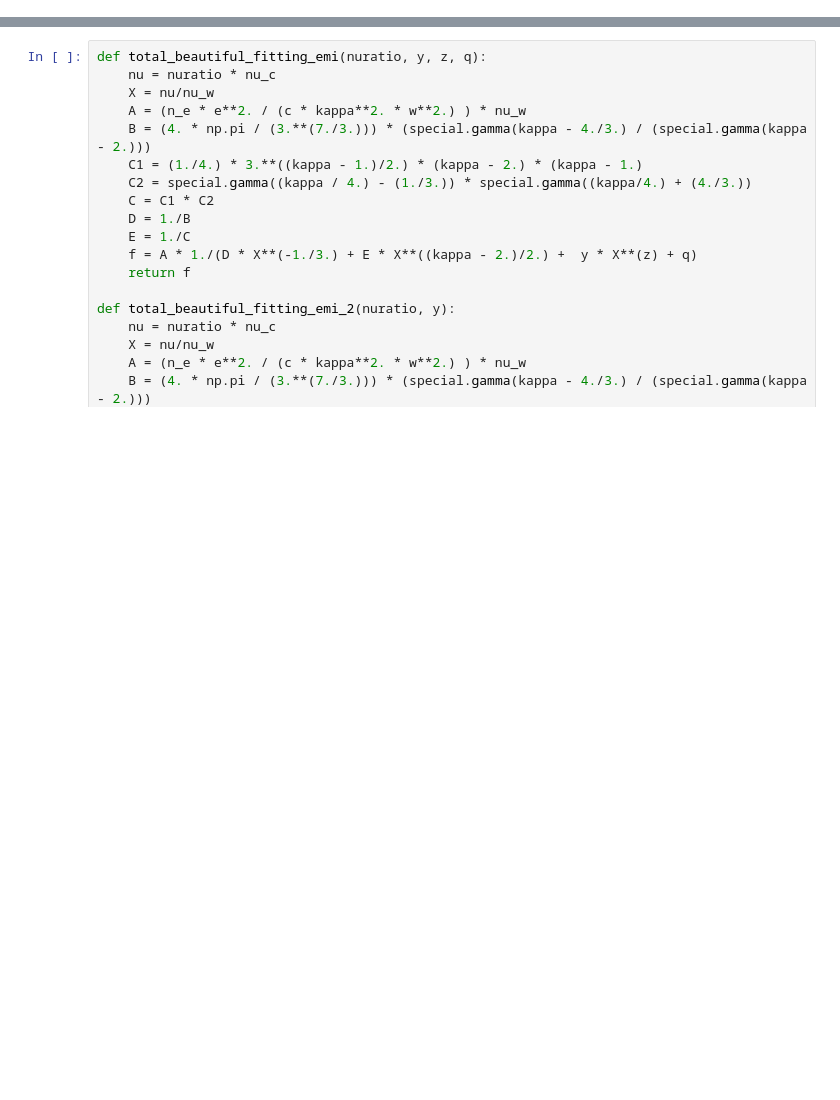
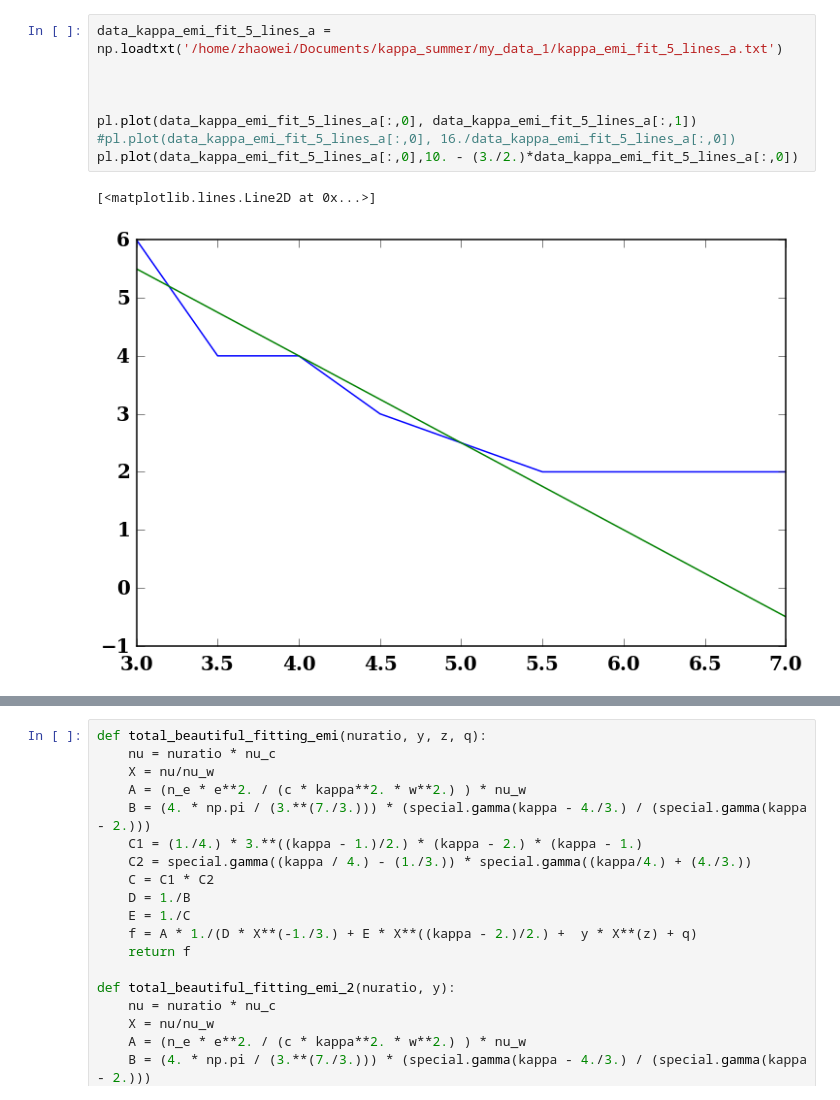
Before and after one commit to ZhaoweiZ/kappa_summer, a Jupyter notebook: finding_beautiful_formula.ipynb, the cells around one changed output, grey strips where cells are left out. Cells and saved outputs as stored; diff of their text form; blank space fills up the shorter version.

```diff
--- a/finding_beautiful_formula.ipynb
+++ b/finding_beautiful_formula.ipynb
@@ -499 +714,12 @@ def error_here_here(x):
+# %%
+data_kappa_emi_fit_5_lines_a = np.loadtxt('/home/zhaowei/Documents/kappa_summer/my_data_1/kappa_emi_fit_5_lines_a.txt')
+
+
+
+pl.plot(data_kappa_emi_fit_5_lines_a[:,0], data_kappa_emi_fit_5_lines_a[:,1])
+#pl.plot(data_kappa_emi_fit_5_lines_a[:,0], 16./data_kappa_emi_fit_5_lines_a[:,0])
+pl.plot(data_kappa_emi_fit_5_lines_a[:,0],10. - (3./2.)*data_kappa_emi_fit_5_lines_a[:,0])
+# %% [output]
+[<matplotlib.lines.Line2D at 0x...>]
+[figure, added]
 # %%
```
Also changed, not shown: parts of 10 cells of this notebook, 4 other files.
